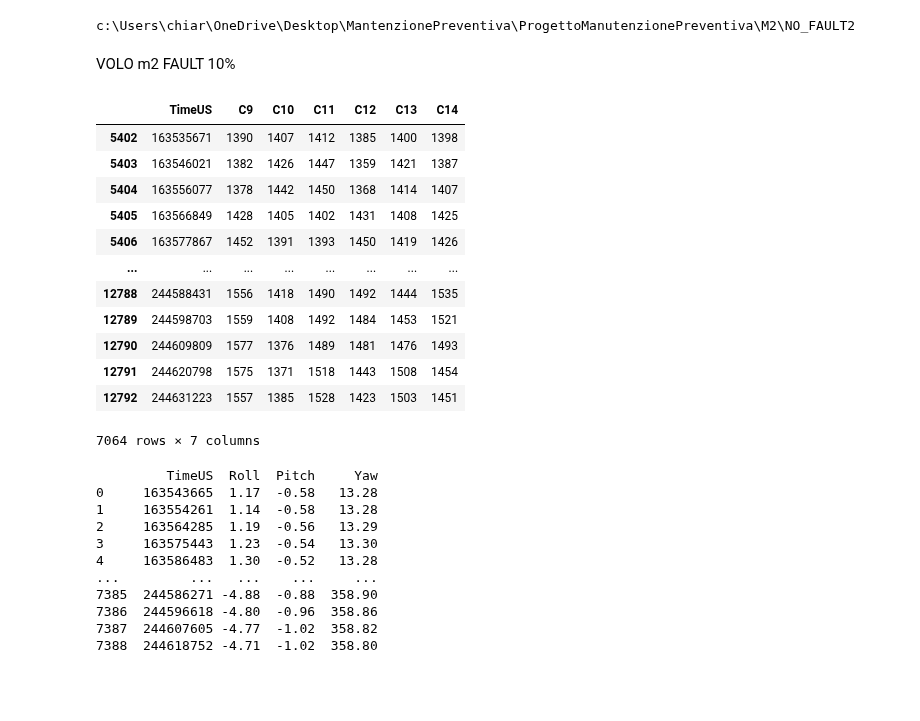
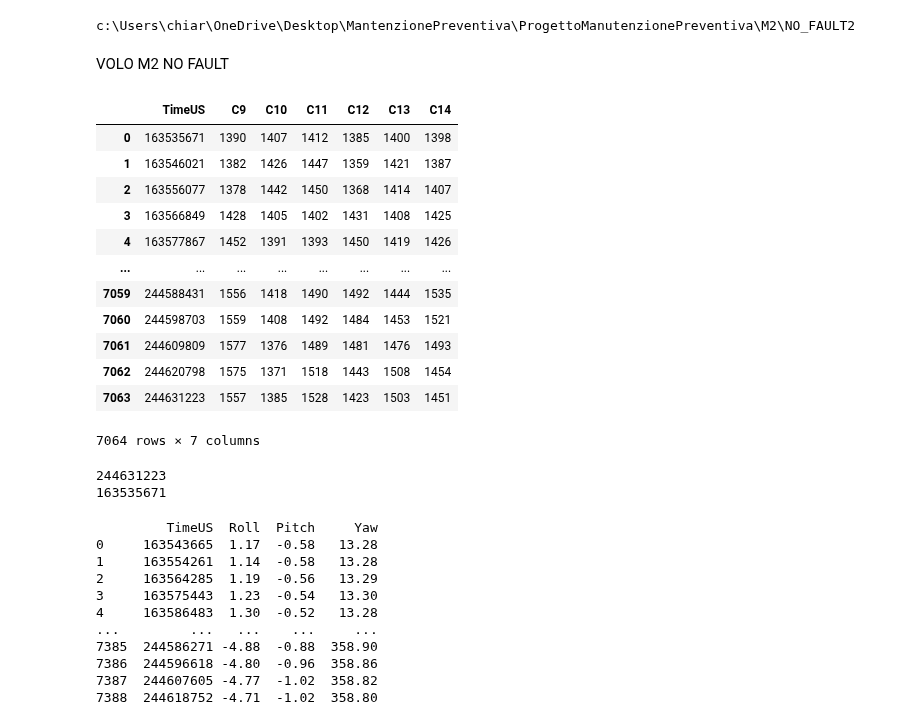
Before and after one commit to ChiaraAmalia/ProgettoManutenzionePreventiva, a Jupyter notebook: M2/NO_FAULT2/nofault_m2.ipynb, the cells around one changed output. Cells and saved outputs as stored; diff of their text form; code cells hidden in the pictures; blank space fills up the shorter version.

```diff
--- a/M2/NO_FAULT2/nofault_m2.ipynb
+++ b/M2/NO_FAULT2/nofault_m2.ipynb
@@ -19,24 +21,38 @@ c:\Users\chiar\OneDrive\Desktop\MantenzionePreventiva\ProgettoManutenzionePreven
 # %% [markdown]
-VOLO m2 FAULT 10%
+VOLO M2 NO FAULT
 # %%
 rcou_m2_nofault = pd.read_csv("RCOU.csv")
 rcou_m2_nofault = rcou_m2_nofault.drop(['LineNo','C1', 'C2', 'C3', 'C4', 'C5', 'C6', 'C7', 'C8'], axis=1)
-rcou_m2_nofault = rcou_m2_nofault[((rcou_m2_nofault['C9'] >= 1350) & (rcou_m2_nofault['C10'] >= 1350) & (rcou_m2_nofault['C11'] >= 1350) & (rcou_m2_nofault['C12'] >= 1350) & (rcou_m2_nofault['C13'] >= 1350) & (rcou_m2_nofault['C14']>= 1350))]
+
+potenza = 1350
+
+rcou_m2_nofault = rcou_m2_nofault[((rcou_m2_nofault['C9'] >= potenza) & (rcou_m2_nofault['C10'] >= potenza) & (rcou_m2_nofault['C11'] >= potenza) & (rcou_m2_nofault['C12'] >= potenza) & (rcou_m2_nofault['C13'] >= potenza) & (rcou_m2_nofault['C14']>= potenza))]
+
+rcou_m2_nofault = rcou_m2_nofault.reset_index(drop=True)
+
 display(rcou_m2_nofault)
 # %% [output]
 |  | TimeUS | C9 | C10 | C11 | C12 | C13 | C14 |
-| 5402 | 163535671 | 1390 | 1407 | 1412 | 1385 | 1400 | 1398 |
-| 5403 | 163546021 | 1382 | 1426 | 1447 | 1359 | 1421 | 1387 |
-| 5404 | 163556077 | 1378 | 1442 | 1450 | 1368 | 1414 | 1407 |
-| 5405 | 163566849 | 1428 | 1405 | 1402 | 1431 | 1408 | 1425 |
-| 5406 | 163577867 | 1452 | 1391 | 1393 | 1450 | 1419 | 1426 |
+| 0 | 163535671 | 1390 | 1407 | 1412 | 1385 | 1400 | 1398 |
+| 1 | 163546021 | 1382 | 1426 | 1447 | 1359 | 1421 | 1387 |
+| 2 | 163556077 | 1378 | 1442 | 1450 | 1368 | 1414 | 1407 |
+| 3 | 163566849 | 1428 | 1405 | 1402 | 1431 | 1408 | 1425 |
+| 4 | 163577867 | 1452 | 1391 | 1393 | 1450 | 1419 | 1426 |
 | ... | ... | ... | ... | ... | ... | ... | ... |
-| 12788 | 244588431 | 1556 | 1418 | 1490 | 1492 | 1444 | 1535 |
-| 12789 | 244598703 | 1559 | 1408 | 1492 | 1484 | 1453 | 1521 |
-| 12790 | 244609809 | 1577 | 1376 | 1489 | 1481 | 1476 | 1493 |
-| 12791 | 244620798 | 1575 | 1371 | 1518 | 1443 | 1508 | 1454 |
-| 12792 | 244631223 | 1557 | 1385 | 1528 | 1423 | 1503 | 1451 |
+| 7059 | 244588431 | 1556 | 1418 | 1490 | 1492 | 1444 | 1535 |
+| 7060 | 244598703 | 1559 | 1408 | 1492 | 1484 | 1453 | 1521 |
+| 7061 | 244609809 | 1577 | 1376 | 1489 | 1481 | 1476 | 1493 |
+| 7062 | 244620798 | 1575 | 1371 | 1518 | 1443 | 1508 | 1454 |
+| 7063 | 244631223 | 1557 | 1385 | 1528 | 1423 | 1503 | 1451 |
 7064 rows × 7 columns
+# %%
+min=rcou_m2_nofault['TimeUS'][0]
+max=rcou_m2_nofault['TimeUS'][len(rcou_m2_nofault)-1]
+print(max)
+print(min)
+# %% [output]
+244631223
+163535671
 # %%
 xkf1_m2_nofault = pd.read_csv("XKF1_0.csv")
 xkf1_m2_nofault = xkf1_m2_nofault.drop(['LineNo','C','VN','VE','VD','dPD','PN','PE','PD','GX','GY','GZ','OH'], axis=1)
```
Also changed, not shown: parts of 8 cells of this notebook, 5 other files.
